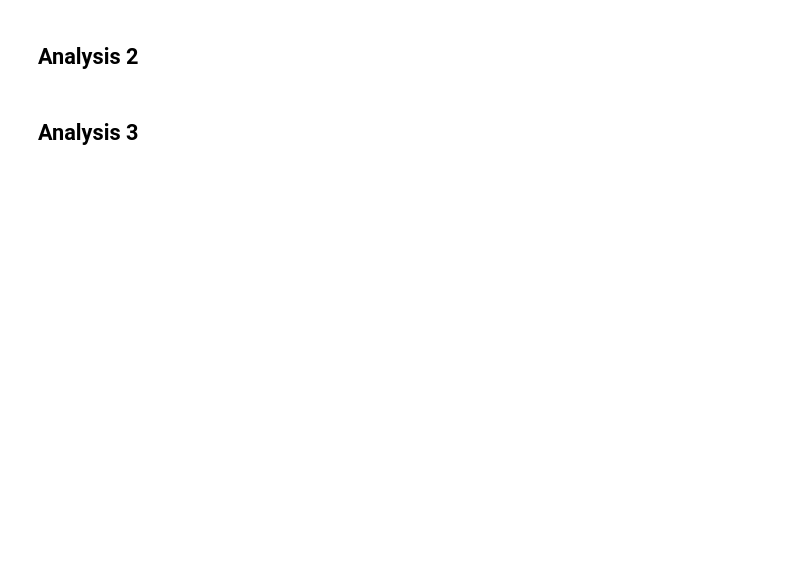
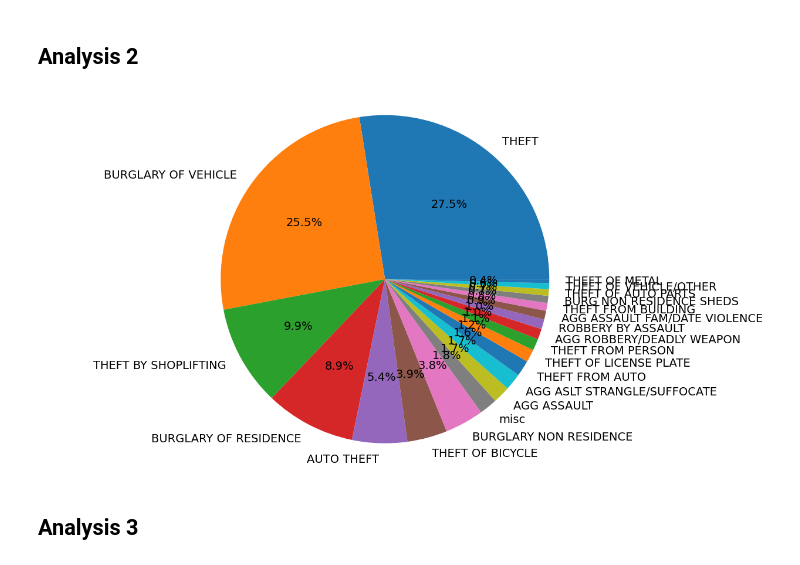
Before and after one commit to lexykj/cs5830_project2, a Jupyter notebook: project2.ipynb, the cells around one changed output. Drawn from its saved outputs; the diff is of its cells as text; code cells hidden in the pictures; blank space fills up the shorter version.

```diff
--- a/project2.ipynb
+++ b/project2.ipynb
@@ -21,4 +39,22 @@ crimeHousing = pd.read_csv("crime-housing-austin-2015.csv")
 # %% [markdown]
 ## Analysis 2
+# %%
+top20 = crimeHousing2['Highest_Offense_Desc'].value_counts().head(20).index
+def desc_map(s):
+    if s in top20:
+        return s
+    else:
+        return 'misc'
+
+crimeHousing2['Description_Short']=crimeHousing['Highest_Offense_Desc'].apply(lambda x: desc_map(x))
+
+fig1, ax1 = plt.subplots(figsize=(15, 8))
+labels = crimeHousing2['Description_Short'].value_counts().index
+ax1.pie(crimeHousing2['Description_Short'].value_counts().sort_values(ascending=False), labels=labels, autopct='%1.1f%%', textprops={'fontsize': 14})
+ax1.axis('equal')
+
+plt.show()
+# %% [output]
+[figure, added]
 # %% [markdown]
 ## Analysis 3
```
Also changed, not shown: parts of 5 cells of this notebook.
